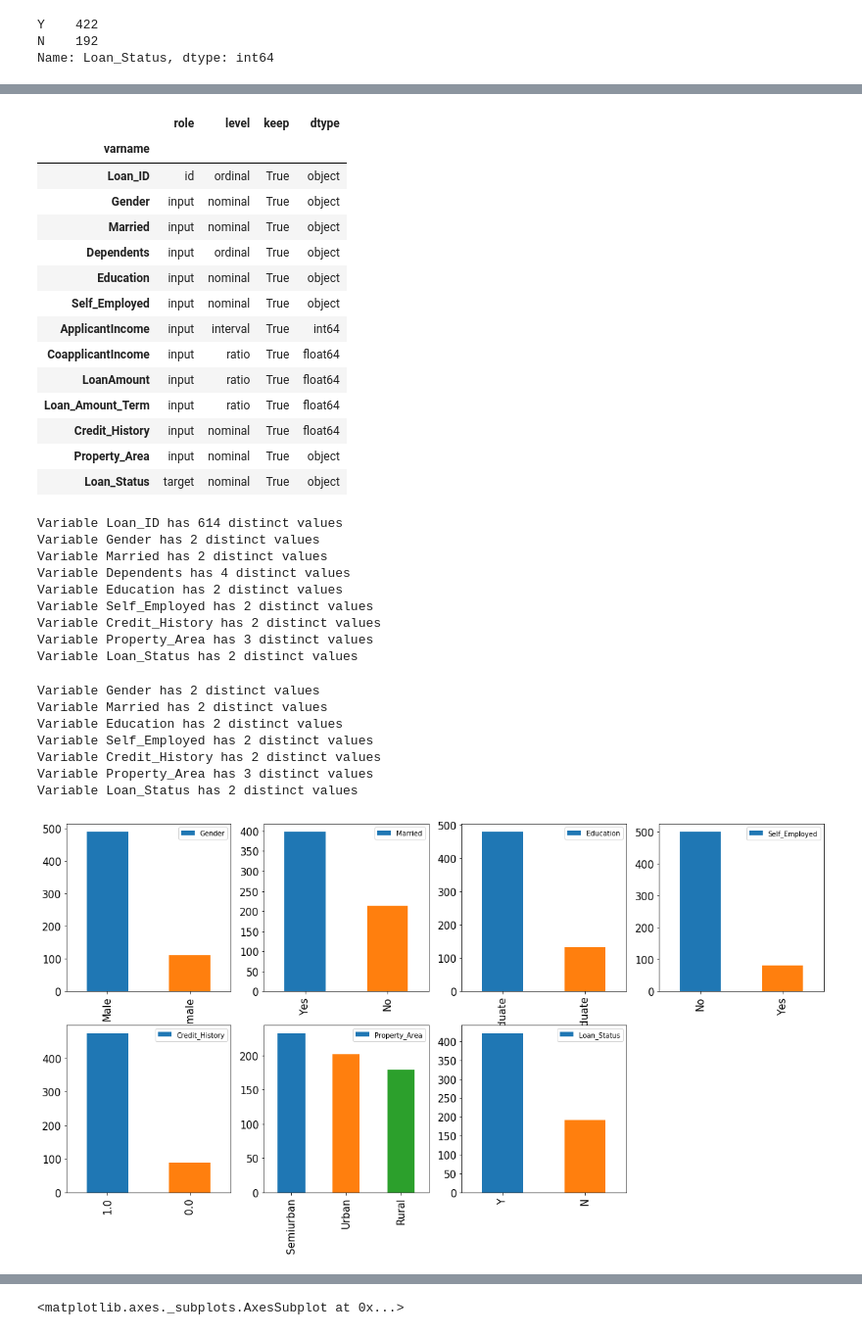
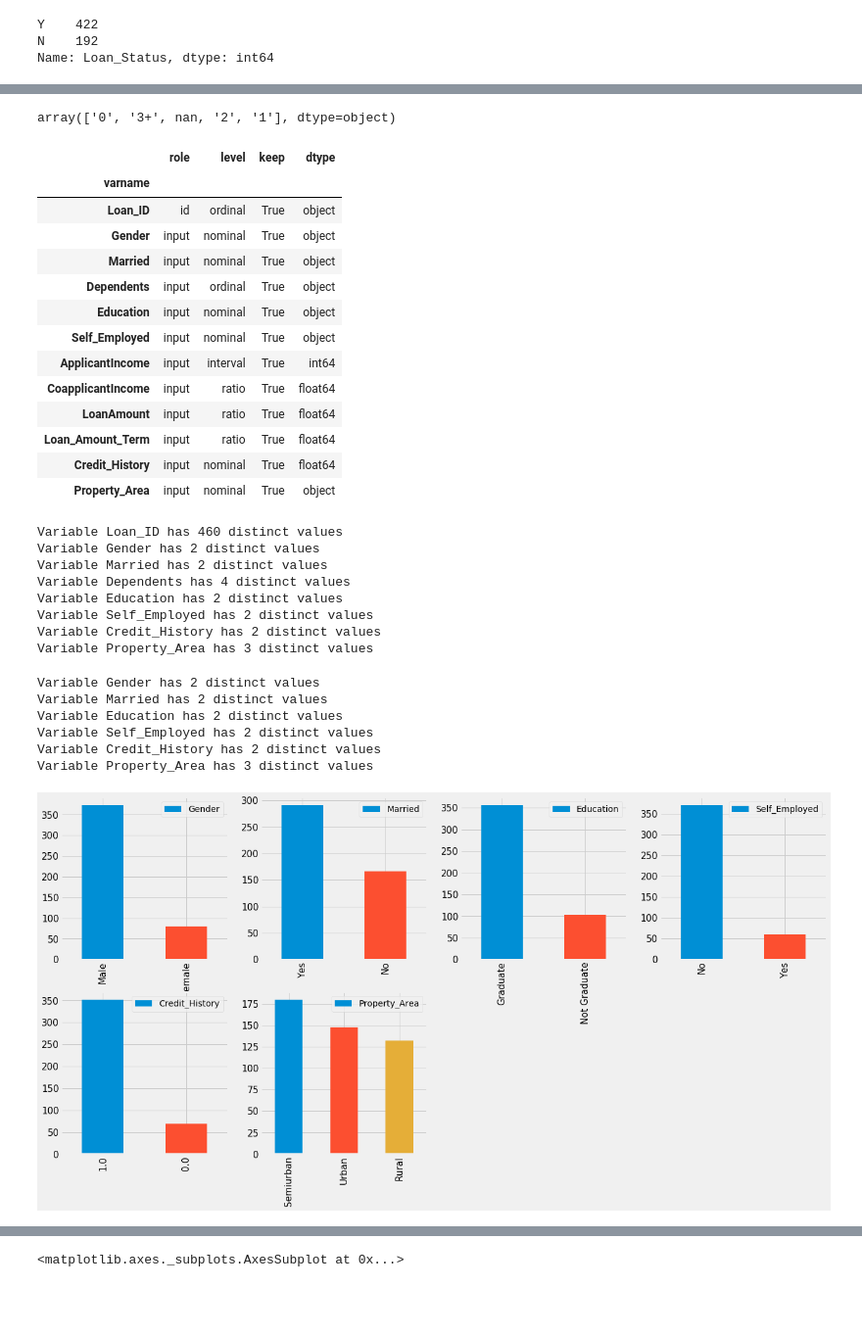
Before and after one commit to virenderdhiman/PyWorkSpace, a Jupyter notebook: LoanPrediction/LoanPredictionV2.ipynb, the cells around one changed output, grey strips where cells are left out. Shown: that part at 98% size. Drawn from its saved outputs; the diff is of its cells as text; code cells hidden in the pictures; blank space fills up the shorter version.

```diff
--- a/LoanPrediction/LoanPredictionV2.ipynb
+++ b/LoanPrediction/LoanPredictionV2.ipynb
@@ -72,6 +73,7 @@ N    192
 Name: Loan_Status, dtype: int64
 # %%
 #Split data first.
-X=df.drop(columns=['B', 'C'])
+X=df.drop(columns=[target_col])
+y=df[target_col]
 X_train, X_test, y_train, y_test = train_test_split(X, y, random_state=seed)
 X_train.head()
@@ -78,7 +87,14 @@ X_train.head()
+# %%
+# Add target column to X_train for EDA purpose and remove it before model fitting
+#X_train[target_col]=y
+#X_train.head()
+X_train['Dependents'].unique()
+# %% [output]
+array(['0', '3+', nan, '2', '1'], dtype=object)
 # %%
 #Create a meta data table to distinguish levels of data columns
 data = []
-for f in df.columns:
+for f in X_train.columns:
     # Defining the role
     if f == 'Loan_Status':
         role = 'target'
@@ -103,7 +119,7 @@ for f in df.columns:
      #   keep = False
 
     # Defining the data type
-    dtype = df[f].dtype
+    dtype = X_train[f].dtype
 
     # Creating a Dict that contains all the metadata for the variable
     f_dict = {
@@ -133,15 +149,14 @@ meta
 | Loan_Amount_Term | input | ratio | True | float64 |
 | Credit_History | input | nominal | True | float64 |
 | Property_Area | input | nominal | True | object |
-| Loan_Status | target | nominal | True | object |
 # %%
 #Check the value counts of nominal variables
 nominal_ordinal_cols = meta[(meta.level == 'nominal' ) | (meta.level == 'ordinal') & (meta.keep)].index
 for f in nominal_ordinal_cols:
-    dist_values = df[f].value_counts().shape[0]
+    dist_values = X_train[f].value_counts().shape[0]
     print('Variable {} has {} distinct values'.format(f, dist_values))
 # %% [output]
-Variable Loan_ID has 614 distinct values
+Variable Loan_ID has 460 distinct values
 Variable Gender has 2 distinct values
 Variable Married has 2 distinct values
 Variable Dependents has 4 distinct values
@@ -149,11 +164,10 @@ Variable Education has 2 distinct values
 Variable Self_Employed has 2 distinct values
 Variable Credit_History has 2 distinct values
 Variable Property_Area has 3 distinct values
-Variable Loan_Status has 2 distinct values
 # %%
 nominal_cols = meta[(meta.level == 'nominal' ) & (meta.keep)].index
 for f in nominal_cols:
-    dist_values = df[f].value_counts().shape[0]
+    dist_values = X_train[f].value_counts().shape[0]
     print('Variable {} has {} distinct values'.format(f, dist_values))
 # %% [output]
 Variable Gender has 2 distinct values
@@ -162,17 +176,16 @@ Variable Education has 2 distinct values
 Variable Self_Employed has 2 distinct values
 Variable Credit_History has 2 distinct values
 Variable Property_Area has 3 distinct values
-Variable Loan_Status has 2 distinct values
 # %%
 #plot nominal variables
 fig = plt.figure()
 i=1
 for f in nominal_cols:
     axi = fig.add_subplot(2, 4,i)
-    df[f].value_counts().sort_values(ascending=False).head(20).plot(kind='bar',fontsize=15,legend='true',figsize=(20, 10),ax=axi)
+    X_train[f].value_counts().sort_values(ascending=False).head(20).plot(kind='bar',fontsize=15,legend='true',figsize=(20, 10),ax=axi)
     i=i+1
 # %% [output]
-[figure, old version]
+[figure, new version]
 # %%
 #plot nominal variables with target variable information
 #v = meta[(meta.level == 'nominal' ) & (meta.keep)].index
```
Also changed, not shown: parts of 25 cells of this notebook, 1 other file.
